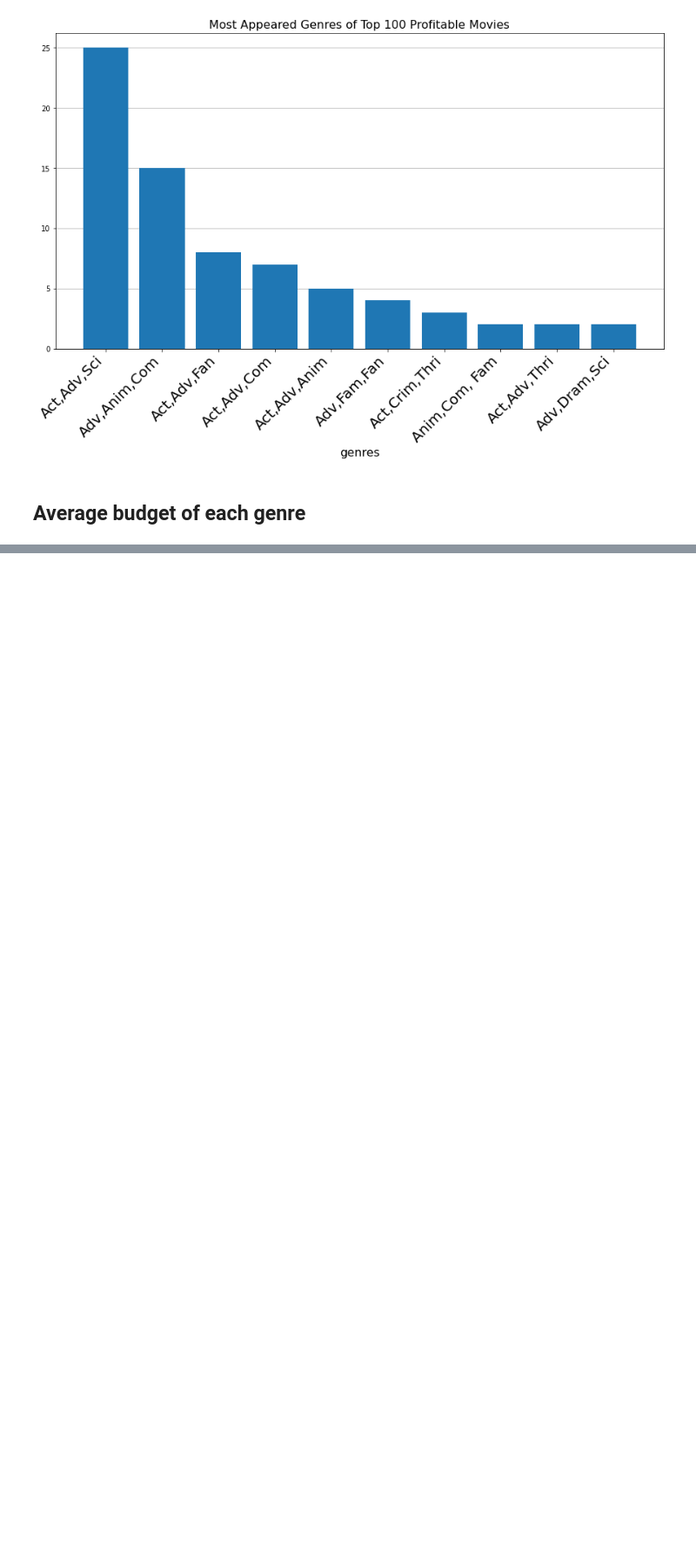
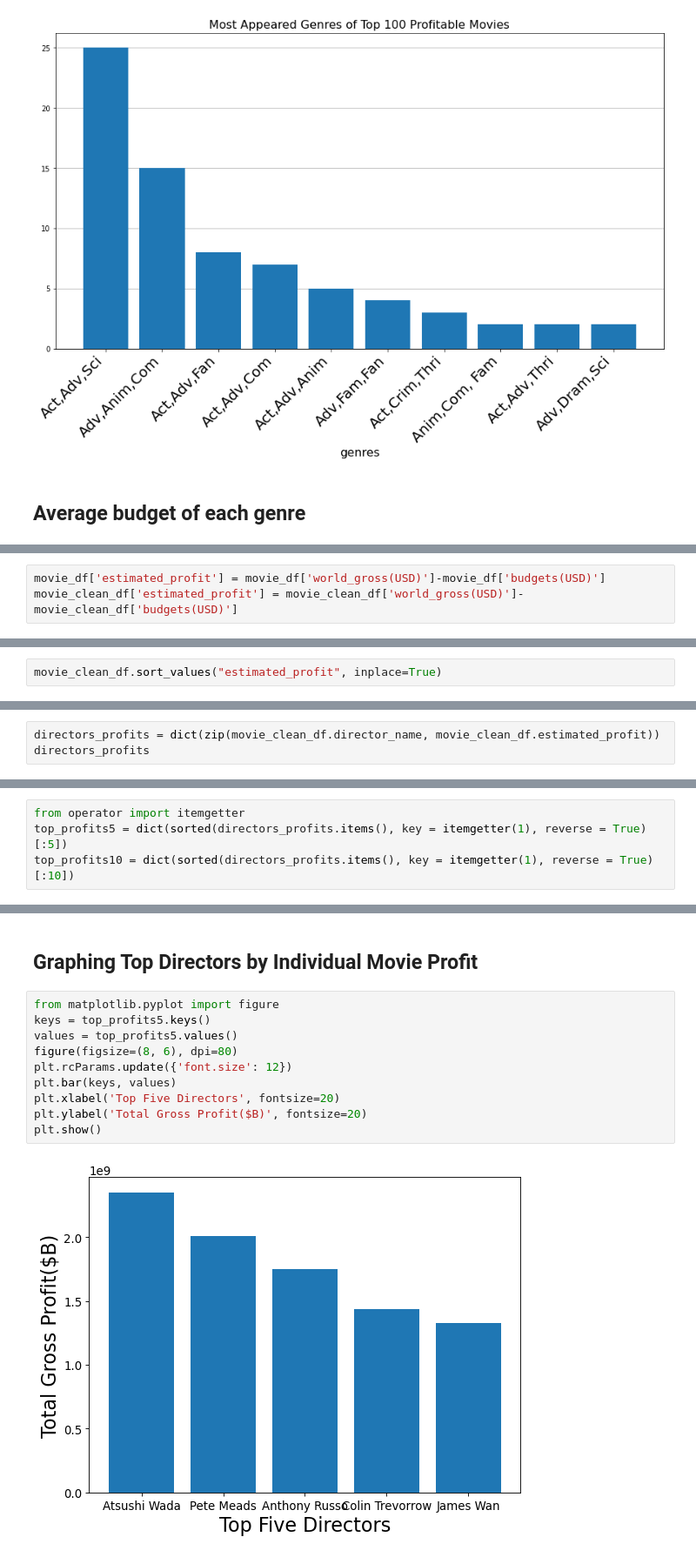
Before and after one commit to learn-co-curriculum/dsc-phase-1-project-v2-4, a Jupyter notebook: Microsoft_Movie_Anlysis.ipynb, the cells around one changed output, grey strips where cells are left out. Shown at 87% size. Drawn from its saved outputs; the diff is of its cells as text; blank space fills up the shorter version.

```diff
--- a/Microsoft_Movie_Anlysis.ipynb
+++ b/Microsoft_Movie_Anlysis.ipynb
@@ -236,0 +309,3 @@ plt.show();
+# %%
+movie_df['estimated_profit'] = movie_df['world_gross(USD)']-movie_df['budgets(USD)']
+movie_clean_df['estimated_profit'] = movie_clean_df['world_gross(USD)']-movie_clean_df['budgets(USD)']
@@ -236,0 +318,2 @@ plt.show();
+# %%
+movie_clean_df.sort_values("estimated_profit", inplace=True)
@@ -236,0 +358,3 @@ plt.show();
+# %%
+directors_profits = dict(zip(movie_clean_df.director_name, movie_clean_df.estimated_profit))
+directors_profits
@@ -236,0 +399,4 @@ plt.show();
+# %%
+from operator import itemgetter
+top_profits5 = dict(sorted(directors_profits.items(), key = itemgetter(1), reverse = True)[:5])
+top_profits10 = dict(sorted(directors_profits.items(), key = itemgetter(1), reverse = True)[:10])
@@ -236,0 +416,14 @@ plt.show();
+# %% [markdown]
+## Graphing Top Directors by Individual Movie Profit
+# %%
+from matplotlib.pyplot import figure
+keys = top_profits5.keys()
+values = top_profits5.values()
+figure(figsize=(8, 6), dpi=80)
+plt.rcParams.update({'font.size': 12})
+plt.bar(keys, values)
+plt.xlabel('Top Five Directors', fontsize=20)
+plt.ylabel('Total Gross Profit($B)', fontsize=20)
+plt.show()
+# %% [output]
+[figure, added]
```
Also changed, not shown: parts of 33 cells of this notebook.
